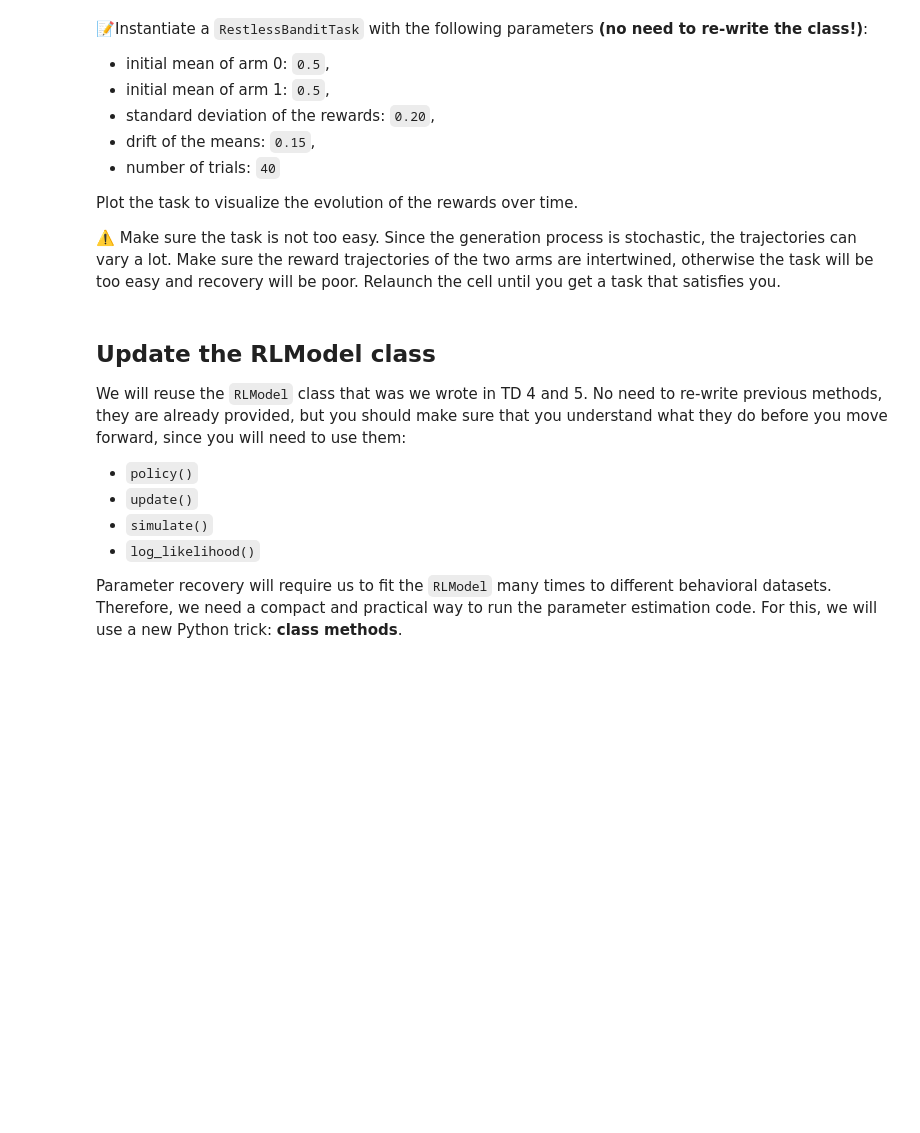
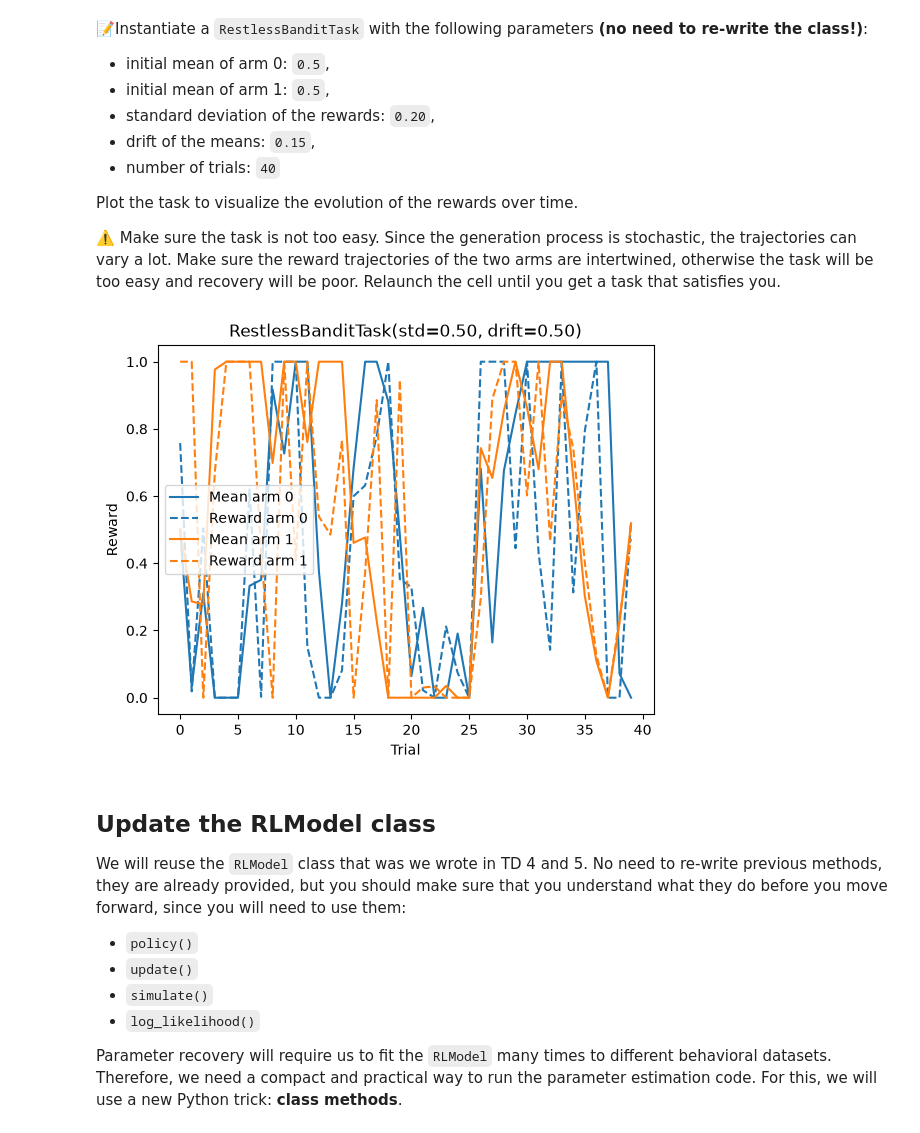
Before and after one commit to easiryne/cognitive-modeling-lab, a Jupyter notebook: TD_6/td6_notebook.ipynb, the cells around one changed output. Saved outputs shown, nothing was run; the diff lists cells and outputs as text; code cells hidden in the pictures; blank space fills up the shorter version.

```diff
--- a/TD_6/td6_notebook.ipynb
+++ b/TD_6/td6_notebook.ipynb
@@ -55,8 +55,10 @@ Plot the task to visualize the evolution of the rewards over time.
 
 ⚠️ Make sure the task is not too easy. Since the generation process is stochastic, the trajectories can vary a lot. Make sure the reward trajectories of the two arms are intertwined, otherwise the task will be too easy and recovery will be poor. Relaunch the cell until you get a task that satisfies you.
 # %%
-task = ...      # Instantiate the class
+task = RestlessBanditTask(0.5, 0.5, 0.5, 0.5, 40)      # Instantiate the class
 task.plot()     # This plots the reward trajectories
+# %% [output]
+[figure, added]
 # %% [markdown]
 ## Update the RLModel class
 We will reuse the `RLModel` class that was we wrote in TD 4 and 5. No need to re-write previous methods, they are already provided, but you should make sure that you understand what they do before you move forward, since you will need to use them:
```
Also changed, not shown: parts of 21 cells of this notebook.
